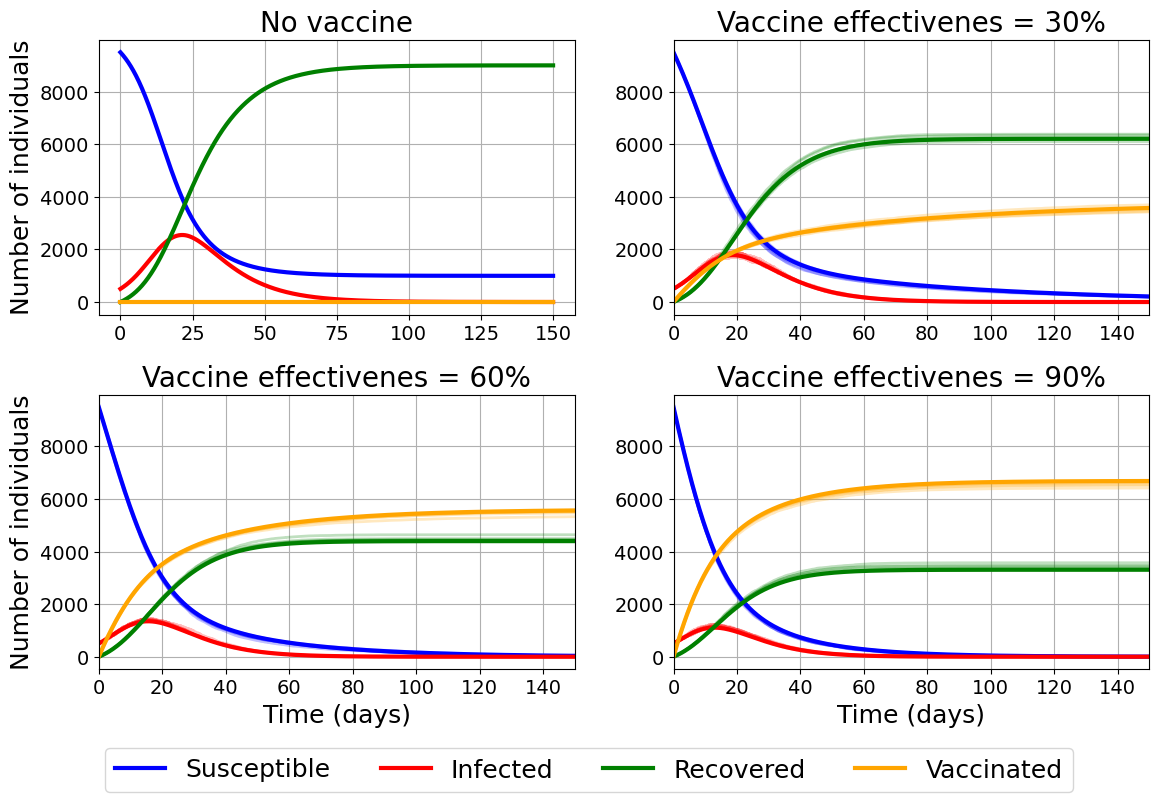
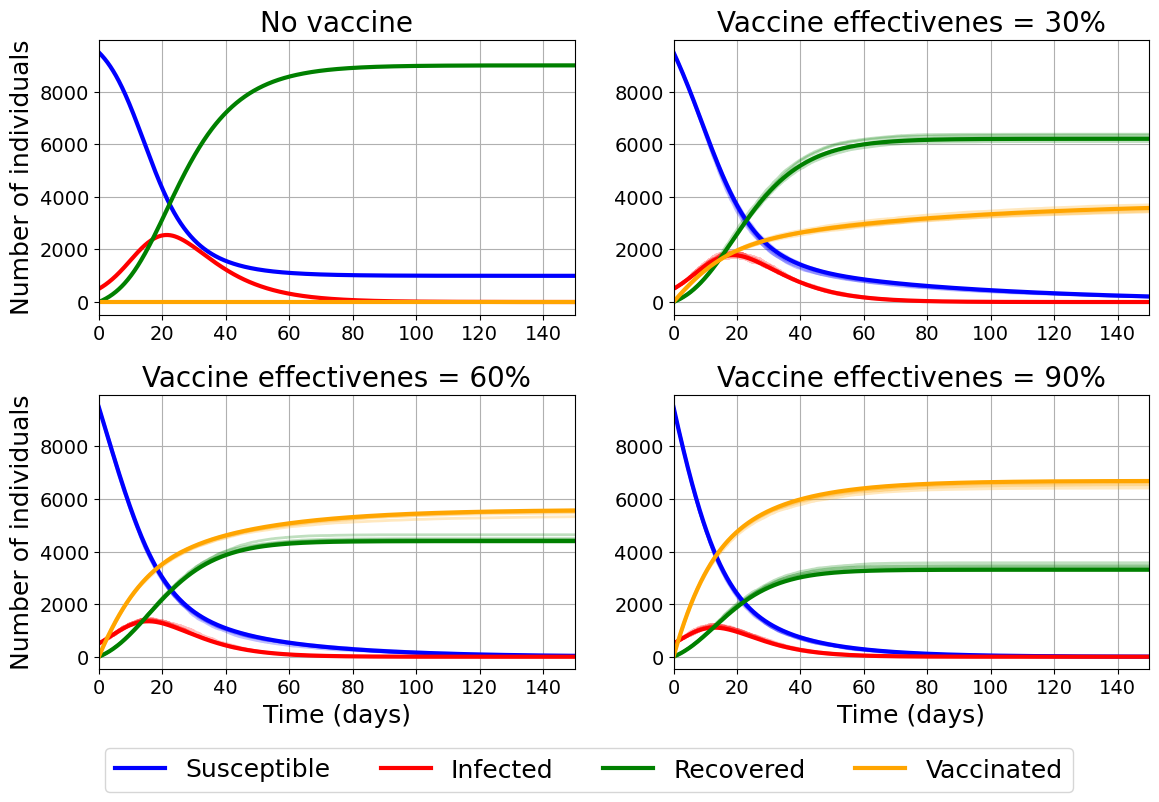
Unified diff of the notebook cell whose output changed from the first chart to the second:
--- before
+++ after
@@ -38,9 +38,11 @@
 ax[0].set_ylabel("Number of individuals")
 ax[0].set_title(f"No vaccine")
+ax[0].set_xlim(0, t_end)
 ax[0].grid()
 print(f"No vaccination:")
 print(f"Epidemic peak = {np.max(I_det)}")
 
-# Run experiment for each disease
+
+#%% Run experiment for each disease
 for i, e in enumerate(es):
 

Commit: Update vaccination plot (small change)